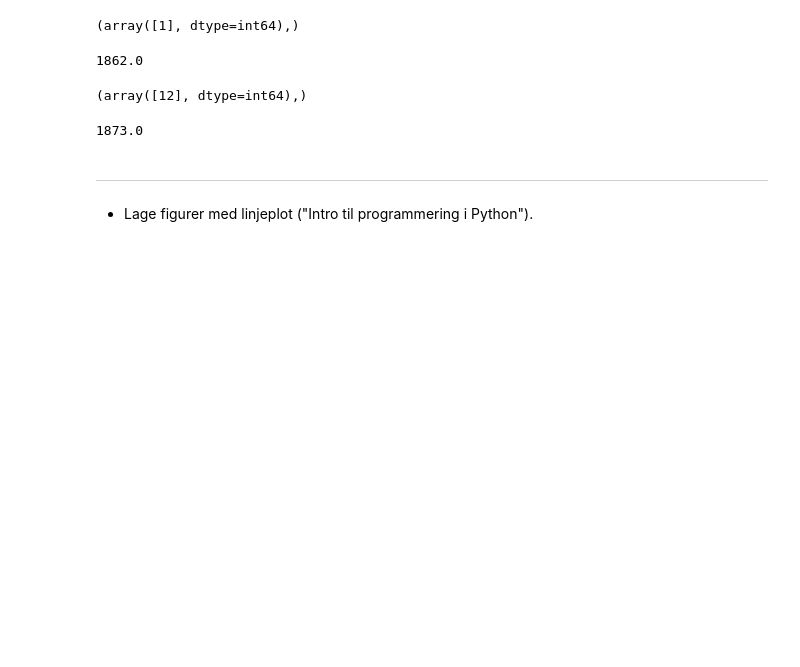
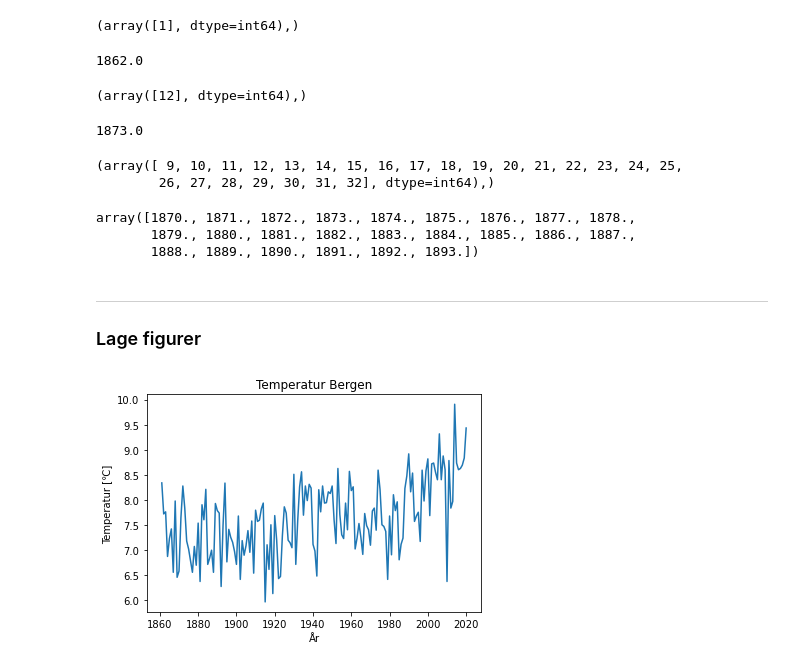
Before and after one commit to irendundas/EkteData, a Jupyter notebook: NAT624/Del3_Recap.ipynb, the cells around one changed output. Drawn from its saved outputs; the diff is of its cells as text; code cells hidden in the pictures; blank space fills up the shorter version.

```diff
--- a/NAT624/Del3_Recap.ipynb
+++ b/NAT624/Del3_Recap.ipynb
@@ -83,8 +97,27 @@ np.where(tid==1873)
 tid[12]
 # %% [output]
 1873.0
+# %%
+np.where((tid>=1870) & (tid<=1893))
+# %% [output]
+(array([ 9, 10, 11, 12, 13, 14, 15, 16, 17, 18, 19, 20, 21, 22, 23, 24, 25,
+        26, 27, 28, 29, 30, 31, 32], dtype=int64),)
+# %%
+tid[9:32+1]
+# %% [output]
+array([1870., 1871., 1872., 1873., 1874., 1875., 1876., 1877., 1878.,
+       1879., 1880., 1881., 1882., 1883., 1884., 1885., 1886., 1887.,
+       1888., 1889., 1890., 1891., 1892., 1893.])
 # %% [markdown]
 ---------
-- Lage figurer med linjeplot ("Intro til programmering i Python").
+### Lage figurer
 # %%
 import matplotlib.pyplot as plt
+# %%
+plt.plot(tid, temp)
+plt.title('Temperatur Bergen')
+plt.xlabel('År')
+plt.ylabel('Temperatur [\u2103]')
+plt.show()
+# %% [output]
+[figure, added]
```
Also changed, not shown: parts of 34 cells of this notebook.
